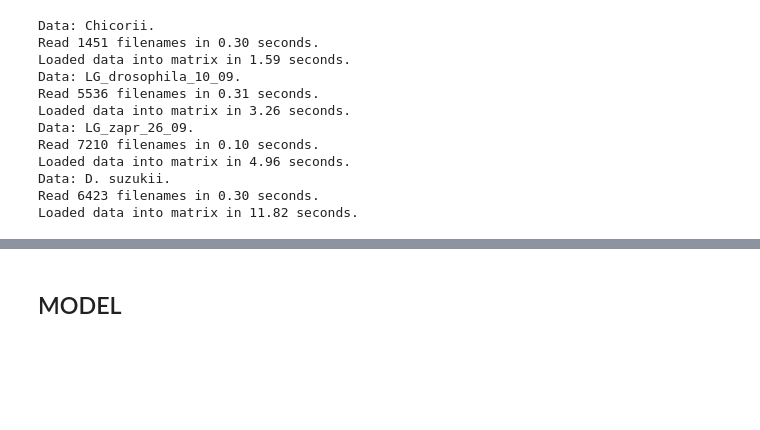
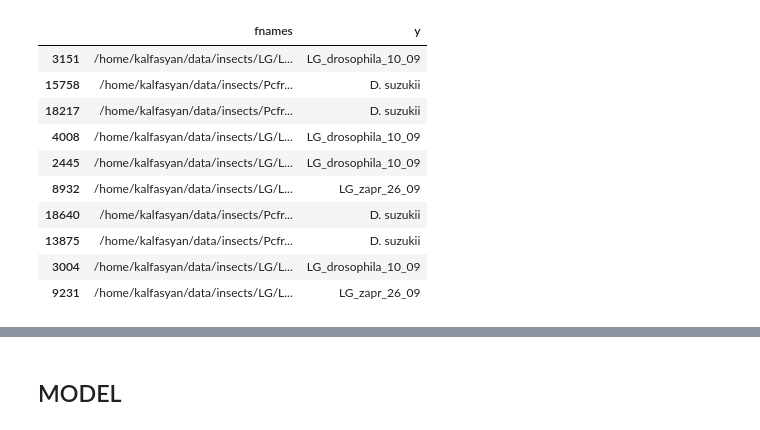
Before and after one commit to kalfasyan/wingbeat_frequencies, a Jupyter notebook: Jupyter_Notebooks/Classifying_mosquitoes_raw.ipynb, the cells around one changed output, grey strips where cells are left out. Saved outputs shown, nothing was run; the diff lists cells and outputs as text; code cells hidden in the pictures; blank space fills up the shorter version.

Commit message:
small changes for tf2, bugfix in cleaning dataset

```diff
--- a/Jupyter_Notebooks/Classifying_mosquitoes_raw.ipynb
+++ b/Jupyter_Notebooks/Classifying_mosquitoes_raw.ipynb
@@ -22,36 +40,23 @@ Using TensorFlow backend.
 # %%
-data1 = Dataset('Leafminers')
-data1.read(data=data1.target_classes[0], setting='psd_dB', labels='text')
-
-data2 = Dataset('LG')
-data2.read(data=data2.target_classes[0], setting='psd_dB', labels='text')
-
-data3 = Dataset('LG')
-data3.read(data=data3.target_classes[1], setting='psd_dB', labels='text')
-
-data4 = Dataset('Pcfruit')
-data4.read(data=data4.target_classes[1], setting='psd_dB', labels='text')
-
 data1.clean(plot=False)
 data2.clean(plot=False)
 data3.clean(plot=False)
 data4.clean(plot=False)
 
 data = pd.DataFrame()
 data['fnames'] = pd.concat([data1.filenames, data2.filenames, data3.filenames, data4.filenames], axis=0).reset_index(drop=True)
-data['y'] = big.fnames.apply(lambda x: x.split('/')[6])
+data['y'] = data.fnames.apply(lambda x: x.split('/')[6])
 # big.dropna(how='any', axis=1, inplace=True)
 data.sample(10)
 # %% [output]
-Data: Chicorii.
-Read 1451 filenames in 0.30 seconds.
-Loaded data into matrix in 1.59 seconds.
-Data: LG_drosophila_10_09.
-Read 5536 filenames in 0.31 seconds.
-Loaded data into matrix in 3.26 seconds.
-Data: LG_zapr_26_09.
-Read 7210 filenames in 0.10 seconds.
-Loaded data into matrix in 4.96 seconds.
-Data: D. suzukii.
-Read 6423 filenames in 0.30 seconds.
-Loaded data into matrix in 11.82 seconds.
+|  | fnames | y |
+| 3151 | /home/kalfasyan/data/insects/LG/L... | LG_drosophila_10_09 |
+| 15758 | /home/kalfasyan/data/insects/Pcfr... | D. suzukii |
+| 18217 | /home/kalfasyan/data/insects/Pcfr... | D. suzukii |
+| 4008 | /home/kalfasyan/data/insects/LG/L... | LG_drosophila_10_09 |
+| 2445 | /home/kalfasyan/data/insects/LG/L... | LG_drosophila_10_09 |
+| 8932 | /home/kalfasyan/data/insects/LG/L... | LG_zapr_26_09 |
+| 18640 | /home/kalfasyan/data/insects/Pcfr... | D. suzukii |
+| 13875 | /home/kalfasyan/data/insects/Pcfr... | D. suzukii |
+| 3004 | /home/kalfasyan/data/insects/LG/L... | LG_drosophila_10_09 |
+| 9231 | /home/kalfasyan/data/insects/LG/L... | LG_zapr_26_09 |
```
Also changed, not shown: parts of 9 cells of this notebook, 5 other files.
